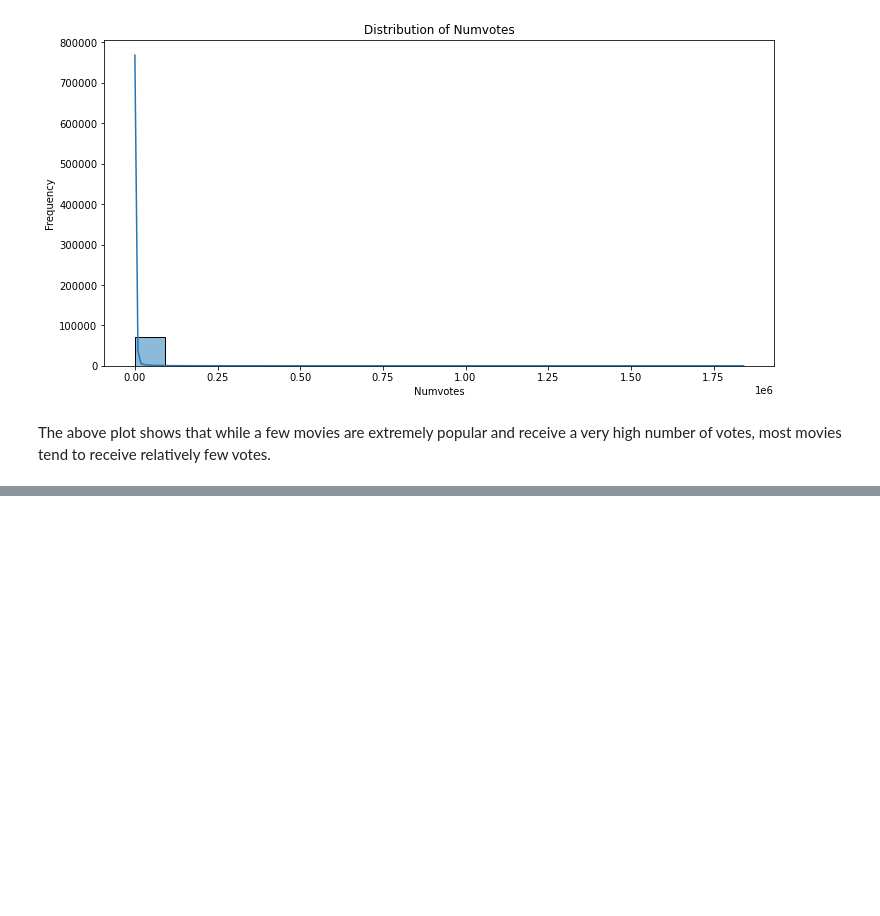
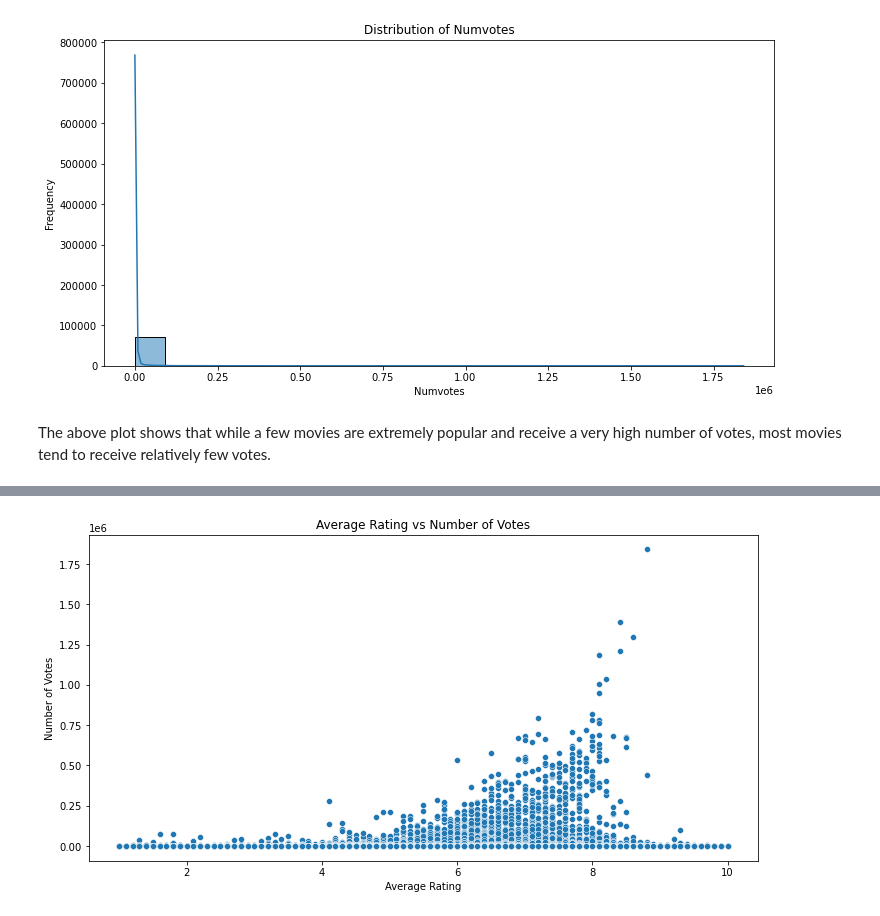
Before and after one commit to Anniemarie001/DSC-PHASE1-PROJECT, a Jupyter notebook: index.ipynb, the cells around one changed output, grey strips where cells are left out. Saved outputs shown, nothing was run; the diff lists cells and outputs as text; code cells hidden in the pictures; blank space fills up the shorter version.

Commit message:
Bivarient analysis

```diff
--- a/index.ipynb
+++ b/index.ipynb
@@ -743,0 +755,10 @@ The above plot shows that while a few movies are extremely popular and receive a
+# %%
+# Bivariate analysis of 'averagerating' vs 'numvotes'
+plt.figure(figsize=(12, 6))
+sns.scatterplot(data=df, x='averagerating', y='numvotes')
+plt.title('Average Rating vs Number of Votes')
+plt.xlabel('Average Rating')
+plt.ylabel('Number of Votes')
+plt.show()
+# %% [output]
+[figure, added]
```
Also changed, not shown: parts of 10 cells of this notebook.
